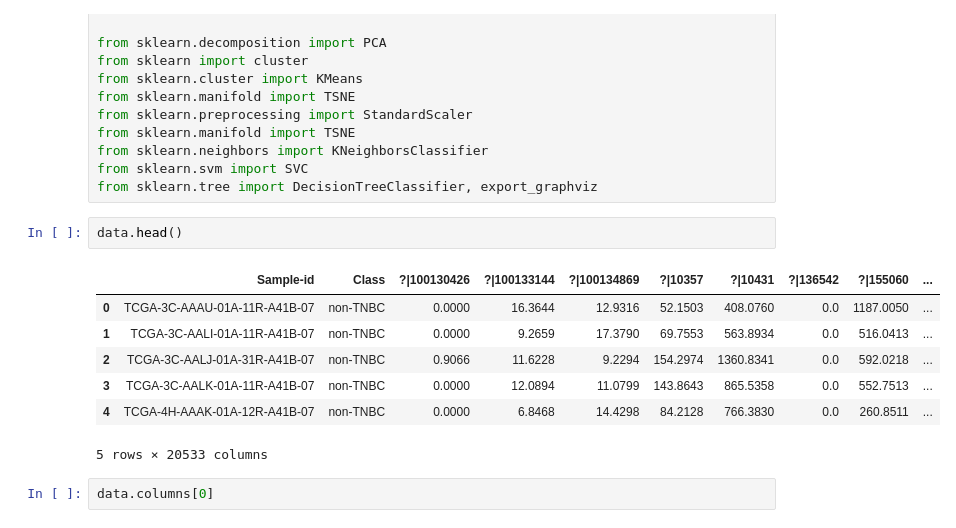
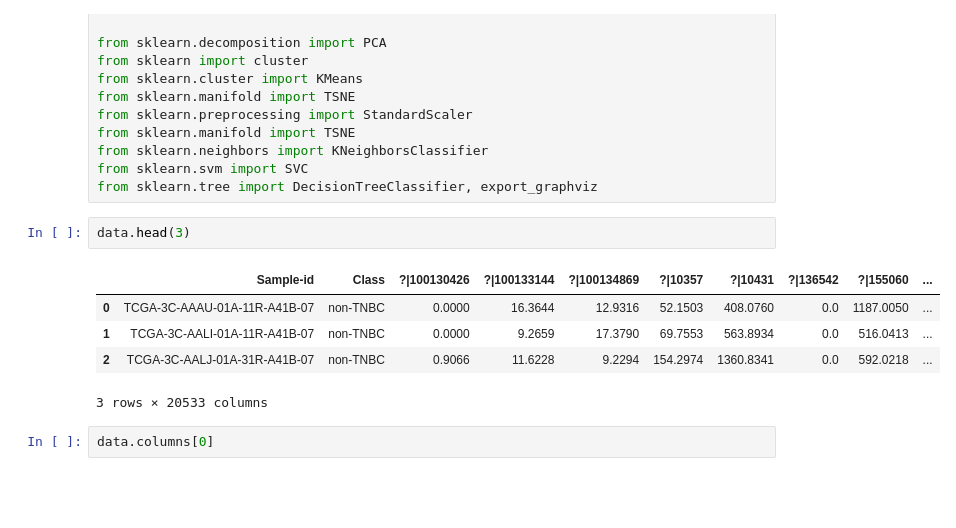
Before and after one commit to 8630-Cancer-Prediction/Cancer-Prediction, a Jupyter notebook: Processed_Data/model_training.ipynb, the cells around one changed output. Saved outputs shown, nothing was run; the diff lists cells and outputs as text; blank space fills up the shorter version.

```diff
--- a/Processed_Data/model_training.ipynb
+++ b/Processed_Data/model_training.ipynb
@@ -19,15 +19,13 @@ from sklearn.neighbors import KNeighborsClassifier
 from sklearn.svm import SVC
 from sklearn.tree import DecisionTreeClassifier, export_graphviz
 # %%
-data.head()
+data.head(3)
 # %% [output]
 |  | Sample-id | Class | ?|100130426 | ?|100133144 | ?|100134869 | ?|10357 | ?|10431 | ?|136542 | ?|155060 | ... |
 | 0 | TCGA-3C-AAAU-01A-11R-A41B-07 | non-TNBC | 0.0000 | 16.3644 | 12.9316 | 52.1503 | 408.0760 | 0.0 | 1187.0050 | ... |
 | 1 | TCGA-3C-AALI-01A-11R-A41B-07 | non-TNBC | 0.0000 | 9.2659 | 17.3790 | 69.7553 | 563.8934 | 0.0 | 516.0413 | ... |
 | 2 | TCGA-3C-AALJ-01A-31R-A41B-07 | non-TNBC | 0.9066 | 11.6228 | 9.2294 | 154.2974 | 1360.8341 | 0.0 | 592.0218 | ... |
-| 3 | TCGA-3C-AALK-01A-11R-A41B-07 | non-TNBC | 0.0000 | 12.0894 | 11.0799 | 143.8643 | 865.5358 | 0.0 | 552.7513 | ... |
-| 4 | TCGA-4H-AAAK-01A-12R-A41B-07 | non-TNBC | 0.0000 | 6.8468 | 14.4298 | 84.2128 | 766.3830 | 0.0 | 260.8511 | ... |
-5 rows × 20533 columns
+3 rows × 20533 columns
 # %%
 data.columns[0]
 # %% [output]
```
Also changed, not shown: parts of 18 cells of this notebook.
